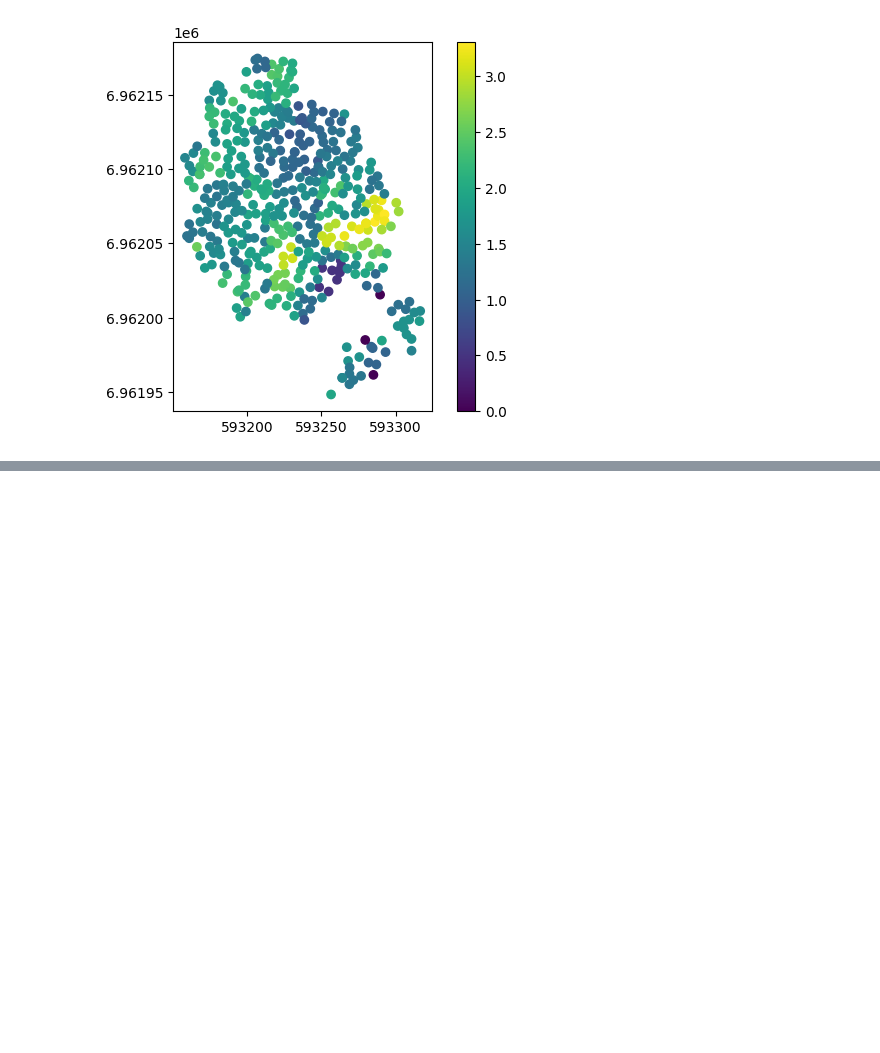
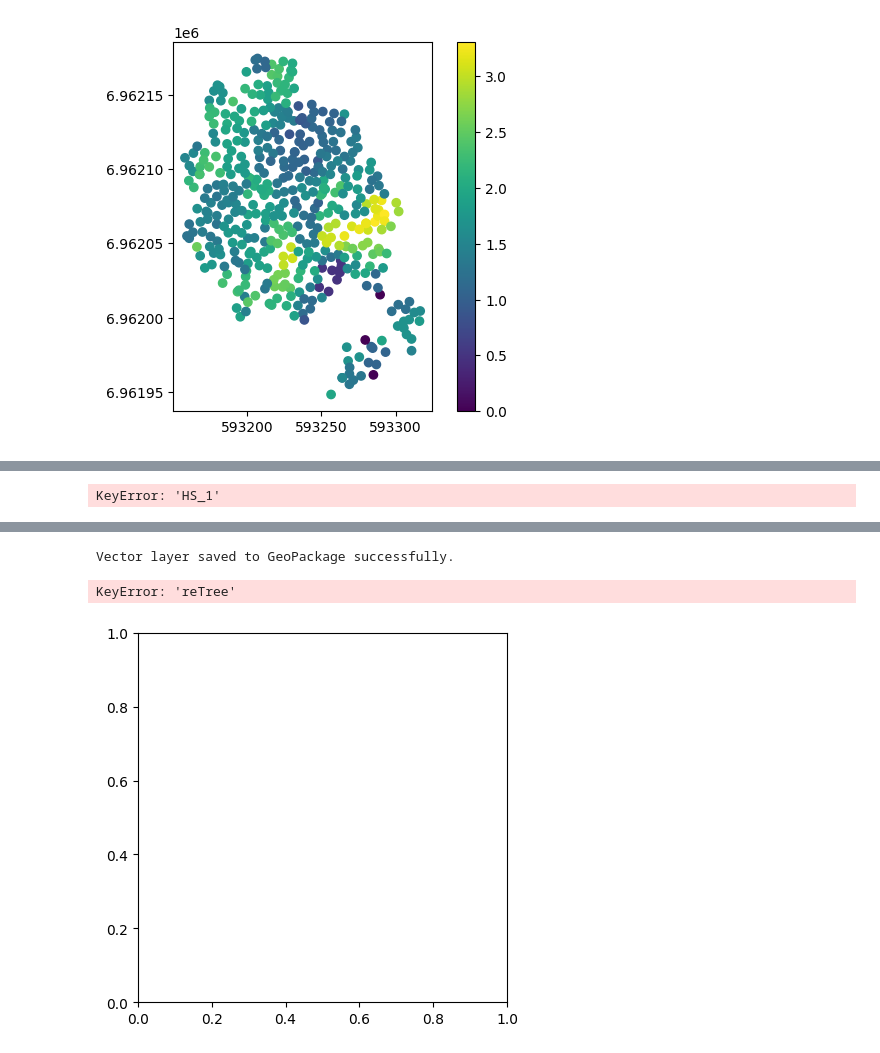
Before and after one commit to SuomenMetsakeskus/smk_tools, a Jupyter notebook: processing/smk_essmodels.ipynb, the cells around one changed output, grey strips where cells are left out. Drawn from its saved outputs; the diff is of its cells as text; code cells hidden in the pictures; blank space fills up the shorter version.

```diff
--- a/processing/smk_essmodels.ipynb
+++ b/processing/smk_essmodels.ipynb
@@ -331,0 +388,34 @@ AttributeError: module 'qgis.processing' has no attribute 'run'
+# %%
+selectReTrees(data_qgis2,'HS_1','leimikko',10,2.4)
+data_df2 = gpd.read_file(data_example,layer = layer2)
+data_df2.plot(column='reTree',legend=True)
+# %% [output]
+KeyError: 'HS_1'
+# %%
+def runEssModel(in_feat:QgsVectorLayer,weights,treecount,cuttingsize):
+    normalizeValue(in_feat,"DTW_1",(0.0,0.8),True)
+    calculateBiodiversity(in_feat,["STEMCOUNTPINE","STEMCOUNTDECIDUOUS","STEMCOUNTSPRUCE"])
+    calculateDecayTreePotential(in_feat)
+    calculateNPretention(in_feat)
+    #weights ={"NP":float(1),"BIO":float(1),"LP":float(1),"DTW":float(1)}
+    calculateEnvValue(in_feat,weights)
+    retrees = hsAnalysis(in_feat,'env_value')
+    selectReTrees(retrees,'HS_1','leimikko',treecount,cuttingsize)
+
+    return retrees
+# %%
+weights ={"NP":float(1),"BIO":float(1),"LP":float(1),"DTW":float(1)}
+rtreet = runEssModel(data_qgis,weights,15,2.3)
+#rtreet.setName("trees")
+
+options = QgsVectorFileWriter.SaveVectorOptions()
+options.actionOnExistingFile = QgsVectorFileWriter.CreateOrOverwriteLayer
+
+if QgsVectorFileWriter.writeAsVectorFormat(hs, geop, options):
+    print("Vector layer saved to GeoPackage successfully.")
+else:
+    print("Error saving vector layer to GeoPackage.")
+
+data_df2 = gpd.read_file(data_example,layer = 'ReTreeT')
+data_df2.plot(column='reTree',legend=True)
+# %% [output]
@@ -331,0 +423,3 @@ AttributeError: module 'qgis.processing' has no attribute 'run'
+Vector layer saved to GeoPackage successfully.
+KeyError: 'reTree'
+[figure, added]
```
Also changed, not shown: parts of 5 cells of this notebook, 4 other files.
